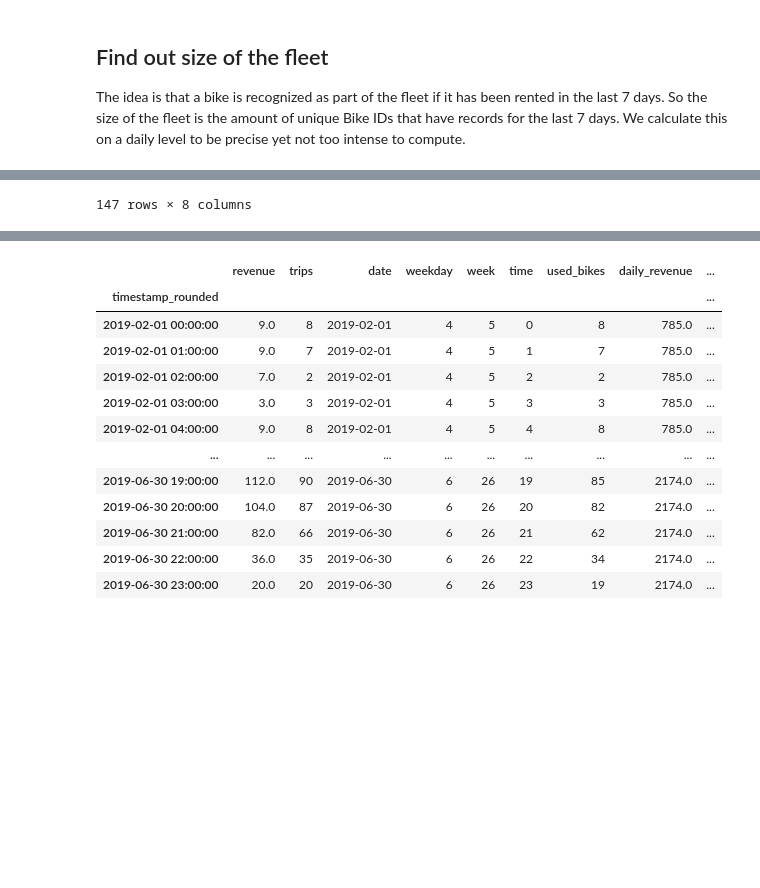
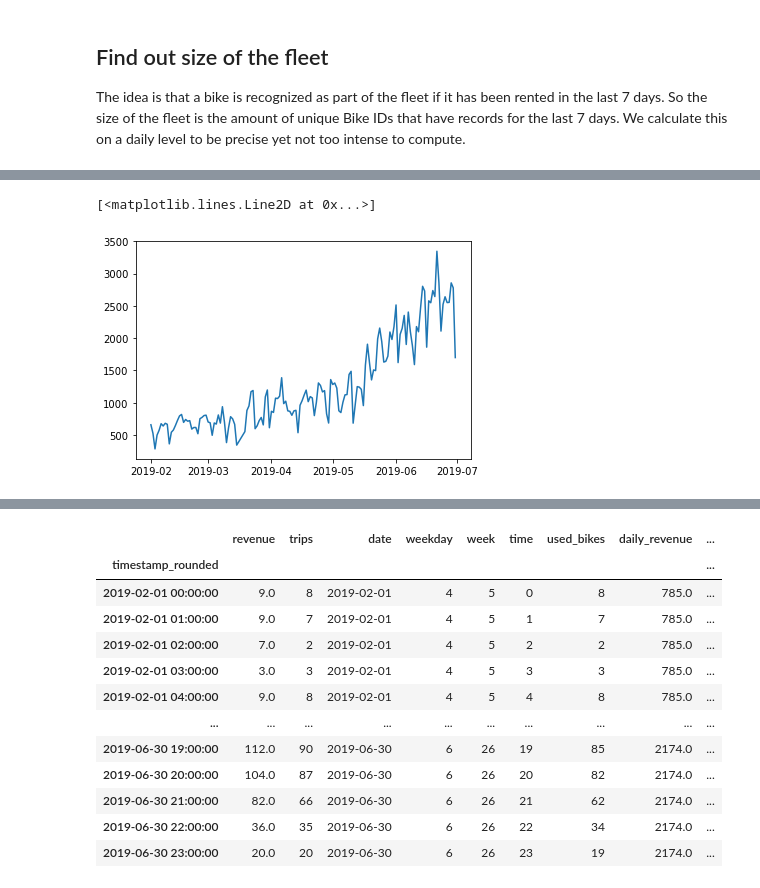
Before and after one commit to MoritzWolf09/Analytics, a Jupyter notebook: dataset-clean.ipynb, the cells around one changed output, grey strips where cells are left out. Saved outputs shown, nothing was run; the diff lists cells and outputs as text; code cells hidden in the pictures; blank space fills up the shorter version.

```diff
--- a/dataset-clean.ipynb
+++ b/dataset-clean.ipynb
@@ -262,4 +261,7 @@ df_by_date_merged = pd.merge( df_by_date_merged, date_info, left_index=True, rig
 
 df_by_date_merged = df_by_date_merged.drop(columns=["date"])
 df_by_date_merged
+
+
+plt.plot(df_by_date.index,df_by_date_merged.daily_trips)
 # %% [output]
@@ -279 +268,2 @@ df_by_date_merged
-147 rows × 8 columns
+[<matplotlib.lines.Line2D at 0x...>]
+[figure, added]
```
Also changed, not shown: parts of 19 cells of this notebook.
